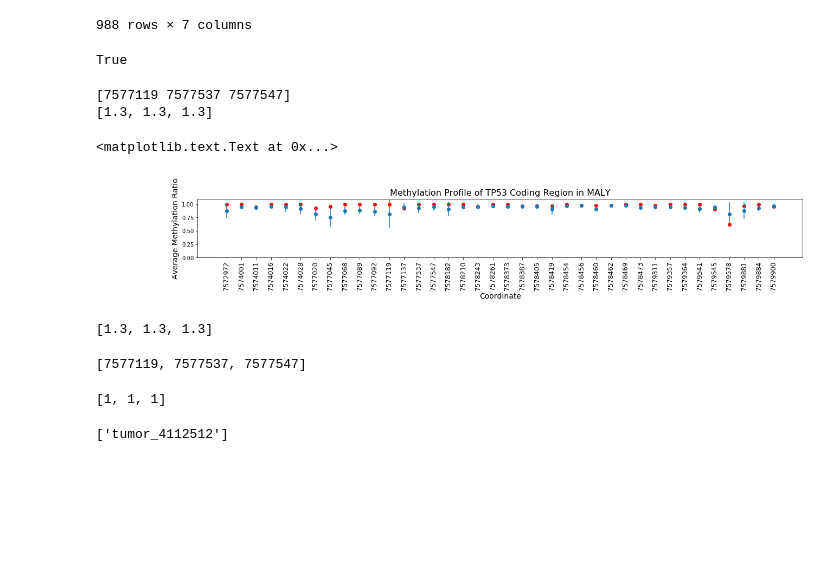
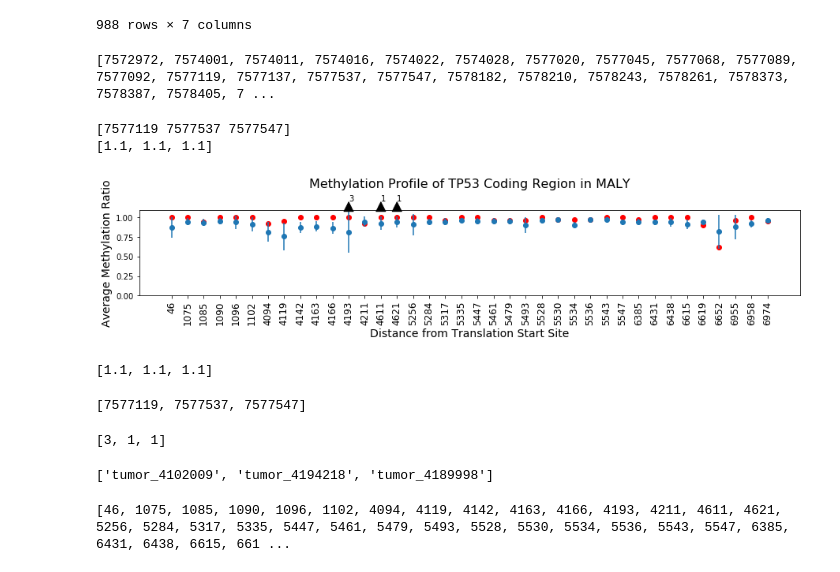
Before and after one commit to azhark2/methylation-project, a Jupyter notebook: TP53_MALY_methylation_profile.ipynb, the cells around one changed output. Drawn from its saved outputs; the diff is of its cells as text; code cells hidden in the pictures; blank space fills up the shorter version.

```diff
--- a/TP53_MALY_methylation_profile.ipynb
+++ b/TP53_MALY_methylation_profile.ipynb
@@ -6,7 +6,7 @@ import csv
 import pickle
 # %%
 #input WGBS file from cancer tissue
-file = 'MALY_prevBase_TP53cds.tsv'
+file = '/Users/khandekara2/Documents/methylationProject/01_data/MALY_prevBase_TP53cds.tsv'
 df = pd.read_csv(file, sep='\t')
 locations = []
 for chrom, start, stop in zip(list(df['chromosome']), list(df['start']), list(df['stop'])):
@@ -21,10 +21,12 @@ groupby.columns = groupby.columns.droplevel(0)
 y = groupby['mean'] #mean ratio from cancer
 y_err = groupby['std'] #standard deviation from cancer samples
 x = np.array([i for i in range(1, groupby.shape[0] + 1)]) # ticks for each CpG in coding region
-x_labels = list(set([i[1] for i in df.location])) #coordinate of cytosine as labels
+labels = list(set([i[1] for i in df.location])) #coordinate of cytosine as labels
 # x_labels = [i + 'CG' for i in groupby['max']]
 # print (x_labels)
-x_labels.sort()
+labels.sort()
+tss = 7572926 #translation start site of TP53
+x_labels = [i - 7572926 for i in labels]
 # print (x_labels)
 # %%
 df
@@ -47,16 +49,19 @@ df
 | 986 | chr17 | 7579900 | 7579901 | tumor_4194218 | 0.98 | G | (chr17, 7579900, 7579901) |
 | 987 | chr17 | 7579900 | 7579901 | tumor_4194891 | 1.00 | G | (chr17, 7579900, 7579901) |
 988 rows × 7 columns
-# %%
-locs = list(groupby.iloc[:, 0])
-locs == sorted(locs)
-# %% [output]
-True
+# %%
+#confirm that the coordinates are in order
+locs = list(groupby.iloc[:, 0])
+starts = [i[1] for i in locs]
+starts == sorted(starts)
+print (starts)
+# %% [output]
+[7572972, 7574001, 7574011, 7574016, 7574022, 7574028, 7577020, 7577045, 7577068, 7577089, 7577092, 7577119, 7577137, 7577537, 7577547, 7578182, 7578210, 7578243, 7578261, 7578373, 7578387, 7578405, 7 ...
 # %%
 #input WGBS file from normal tissue
-df2 = pd.read_csv('TP53_normal_cds_CpGs.tsv', sep='\t')
+df2 = pd.read_csv('/Users/khandekara2/Documents/methylationProject/01_data/Thymus_TP53_cds.bed.tsv', sep='\t')
 c = list(df2.start)
-c = [i for i in c if i in x_labels]
+c = [i for i in c if i in labels]
 c.sort() # now normal and cancer coordinates are matching
 y2 = [] #methylation ratio from normal tissue
 for e in c:
@@ -67,49 +72,62 @@ for e in c:
             y2.append(a)
 # %%
 #add mutated sites to profile
-mutation_dict = pickle.load(open('MALY-DE_mutation_dict.pickle', 'rb'))
+mutation_dict = pickle.load(open('/Users/khandekara2/Documents/methylationProject/01_data/mutation_dict_pickles/MALY_mutation_dict.pickle', 'rb'))
 mutations = [] #coordinate of mutated site
-mut_ratios = [] #metthylation ratio of mutated site if available
+mut_ratios = [] #methylation ratio of mutated site if available
 frequencies = [] #frequency of mutation(# of samples it occurred in)
 for loc, sample, ratio in zip(df.location, df.id, df.methylation_ratio):
-#     loc = (str(chrom), int(start), int(stop))
     if loc in mutation_dict and loc[1] not in mutations:
         if sample in mutation_dict[loc]:
             mut_ratios.append(ratio)
         else:
-            mut_ratios.append(1.3)
+            mut_ratios.append(1.1)
 
         mutations.append(loc[1])
         frequencies.append(len(mutation_dict[loc]))
 
+    loc2 = (loc[0], loc[1] + 1, loc[2] + 1) #take care of the second cytosine in the dyad
+    if loc2 in mutation_dict and loc[1] not in mutations:
+        if sample in mutation_dict[loc2]:
+            mut_ratios.append(ratio)
+        else:
+            mut_ratios.append(1.1)
+
+        mutations.append(loc[1])
+        frequencies.append(len(mutation_dict[loc2]))
+
 # mut_ratios = [0.0 for _ in mutations]
 print (np.array(list(mutations)))
 print (mut_ratios)
 # %% [output]
 [7577119 7577537 7577547]
-[1.3, 1.3, 1.3]
+[1.1, 1.1, 1.1]
 # %%
 %matplotlib inline
-fig = plt.figure(figsize=(20, 2))
+fig = plt.figure(figsize=(15, 2))
 ax = fig.add_subplot(111)
 ax.set_xticks(x)
 ax.set_xticklabels(x_labels, rotation='vertical', fontsize=12)
 ax.set_ylim((0.0, 1.1))
 ax.errorbar(x, y, yerr=y_err, fmt='o')
-ax.set_xlabel('Coordinate', fontsize=14)
+ax.set_xlabel('Distance from Translation Start Site', fontsize=14)
 ax.set_ylabel('Average Methylation Ratio', fontsize=14)
 ax.scatter(x, y2, color='red')
 # ax.scatter(np.array(list(mutations)), np.array(mut_ratios), color='green')
+trans = ax.get_xaxis_transform()
 for u, v, f in zip(mutations, mut_ratios, frequencies):
-    ax.annotate(str(f), xy=(x_labels.index(u) + 1, v), arrowprops=dict(facecolor='black', shrink=0.05),)
+    ax.annotate(str(f), xy=(labels.index(u) + 1, v), xycoords=trans, arrowprops=dict(facecolor='black', shrink=0.5,))
+ttl = ax.title
+ttl.set_position([.5, 1.2])
 ax.set_title('Methylation Profile of TP53 Coding Region in MALY', fontsize=16)
+# plt.gcf().subplots_adjust(bottom=0.15)
+fig.savefig('/Users/khandekara2/Documents/methylationProject/03_results/MALY_TP53_methylation_profile.png', bbox_inches='tight')
 # %% [output]
-<matplotlib.text.Text at 0x...>
-[figure, old version]
+[figure, new version]
 # %%
 print (mut_ratios)
 # %% [output]
-[1.3, 1.3, 1.3]
+[1.1, 1.1, 1.1]
 # %%
 print (mutations)
 # %% [output]
@@ -117,8 +135,12 @@ print (mutations)
 # %%
 print (frequencies)
 # %% [output]
-[1, 1, 1]
+[3, 1, 1]
 # %%
-print (mutation_dict[('chr17', 7577547, 7577547 + 1)])
+print (mutation_dict[('chr17', 7577119, 7577119 + 1)])
 # %% [output]
-['tumor_4112512']
+['tumor_4102009', 'tumor_4194218', 'tumor_4189998']
+# %%
+print (x_labels)
+# %% [output]
+[46, 1075, 1085, 1090, 1096, 1102, 4094, 4119, 4142, 4163, 4166, 4193, 4211, 4611, 4621, 5256, 5284, 5317, 5335, 5447, 5461, 5479, 5493, 5528, 5530, 5534, 5536, 5543, 5547, 6385, 6431, 6438, 6615, 661 ...
```
Also changed, not shown: parts of 4 cells of this notebook, 52 other files.
